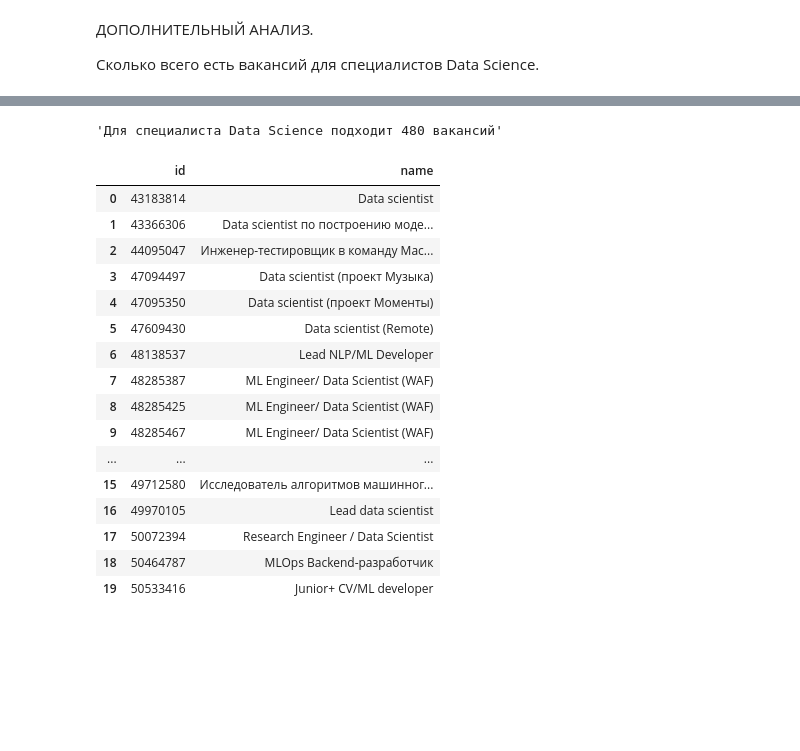
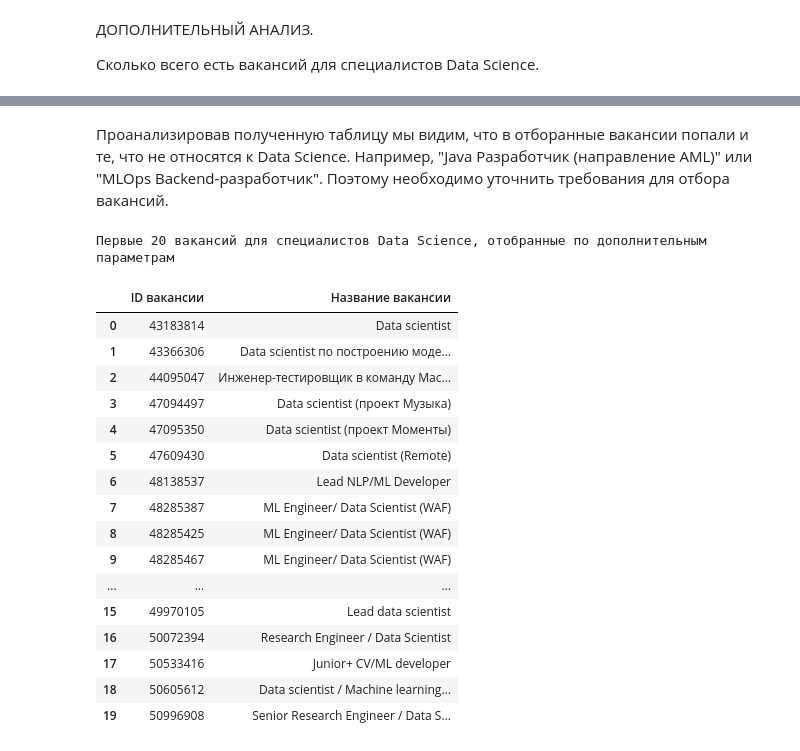
Before and after one commit to OlesyaNori/sf_datasciense, a Jupyter notebook: project 2/Project_2_Ноутбук_шаблон.ipynb, the cells around one changed output, grey strips where cells are left out. Cells and saved outputs as stored; diff of their text form; code cells hidden in the pictures; blank space fills up the shorter version.

Commit message:
update project2

```diff
--- a/project 2/Project_2_Ноутбук_шаблон.ipynb
+++ b/project 2/Project_2_Ноутбук_шаблон.ipynb
@@ -11,13 +12,6 @@ from bs4 import BeautifulSoup
 #При обработке SQL запросов встречаются "Предупреждения пользователя", мы отключим их, чтобы они не отвлекали от отчёта.
 import warnings
 warnings.filterwarnings('ignore')
-# %%
-# вставьте сюда параметры подключения из юнита 1. Работа с базой данных из Python
-DBNAME = 'project_sql'
-USER = 'skillfactory'
-PASSWORD = 'cCkxxLVrDE8EbvjueeMedPKt'
-HOST = '84.201.134.129'
-PORT = 5432
 # %%
 #Создаём подключение к базе данных, по выбранным параметрам.
 connection = psycopg2.connect(
@@ -703,30 +752,43 @@ display(df_area_salary)
+# %% [markdown]
+Проанализировав полученную таблицу мы видим, что в отборанные вакансии попали и те, что не относятся к Data Science. Например, "Java Разработчик (направление AML)" или "MLOps Backend-разработчик". Поэтому необходимо уточнить требования для отбора вакансий.
 # %%
-query_7_3 = f'''SELECT
-    DISTINCT (x.id),
-    x.name
+query_7_4 = f'''SELECT
+    DISTINCT (x.id) AS "ID вакансии",
+    x.name AS "Название вакансии"
+
 FROM
+    -- Создаём таблицу из данных для сортировки
     (VALUES
             ('%data scientist%'),
             ('%data science%'),
             ('%исследователь данных%'),
             ('%machine learning%'),
             ('%машинн%обучен%')
-    ) AS p (pattern),
+    )
+    -- Задаём псевдоним для созданной таблицы и название столбца
+    AS p (pattern),
+
+ -- Присоединяем таблицу vacancies, перемножая каждую строку в vacancies со строкой из "p"
 LATERAL
     (SELECT
     v.*
         FROM vacancies AS v
+        -- Отбираем среди полученных данных только те, что соответсвуют заданным праметрам в таблице p, предварительно переведя название в нижний регистр
         WHERE ((lower(v.name) like p.pattern)
-           OR ((v.name like '%ML%') AND (v.name not like '%HTML%')))
-    ) AS x
+        -- Так как "ML" может встречаться только в верхнем регистре, задаём дополнительную проверку.
+           OR ((v.name like '%ML %') AND (v.name not like '%HTML%') AND (v.name not like '%AML%')))
+    )
+    -- Задаём для получившейся таблицы псевдоним "x"
+    AS x
 '''
 
-df_vacancies_ds_all = pd.read_sql_query(query_7_3, connection)
-display(f'Для специалиста Data Science подходит {df_vacancies_ds_all.shape[0]} вакансий')
-display(df_vacancies_ds_all.head (20))
+#Проверим результаты отбора
+df_vacancies_ds_all1 = pd.read_sql_query(query_7_4, connection)
+df_vacancies_ds_all1_head = df_vacancies_ds_all1.head(20).style.set_caption("Первые 20 вакансий для специалистов Data Science, отобранные по дополнительным параметрам")
+display(df_vacancies_ds_all1_head)
 # %% [output]
-'Для специалиста Data Science подходит 480 вакансий'
+Первые 20 вакансий для специалистов Data Science, отобранные по дополнительным параметрам
-|  | id | name |
+|  | ID вакансии | Название вакансии |
 | 0 | 43183814 | Data scientist |
 | 1 | 43366306 | Data scientist по построению моде... |
 | 2 | 44095047 | Инженер-тестировщик в команду Mac... |
@@ -738,8 +800,8 @@ display(df_vacancies_ds_all.head (20))
 | 8 | 48285425 | ML Engineer/ Data Scientist (WAF) |
 | 9 | 48285467 | ML Engineer/ Data Scientist (WAF) |
 | ... | ... | ... |
-| 15 | 49712580 | Исследователь алгоритмов машинног... |
-| 16 | 49970105 | Lead data scientist |
-| 17 | 50072394 | Research Engineer / Data Scientist |
-| 18 | 50464787 | MLOps Backend-разработчик |
-| 19 | 50533416 | Junior+ CV/ML developer |
+| 15 | 49970105 | Lead data scientist |
+| 16 | 50072394 | Research Engineer / Data Scientist |
+| 17 | 50533416 | Junior+ CV/ML developer |
+| 18 | 50605612 | Data scientist / Machine learning... |
+| 19 | 50996908 | Senior Research Engineer / Data S... |
```
Also changed, not shown: parts of 37 cells of this notebook, 1 other file.
